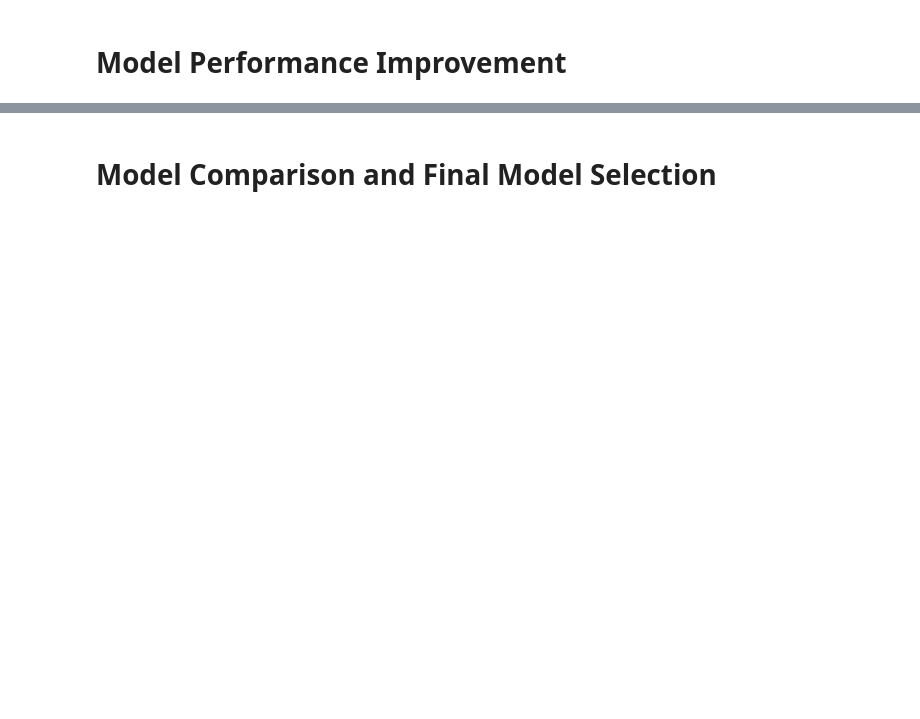
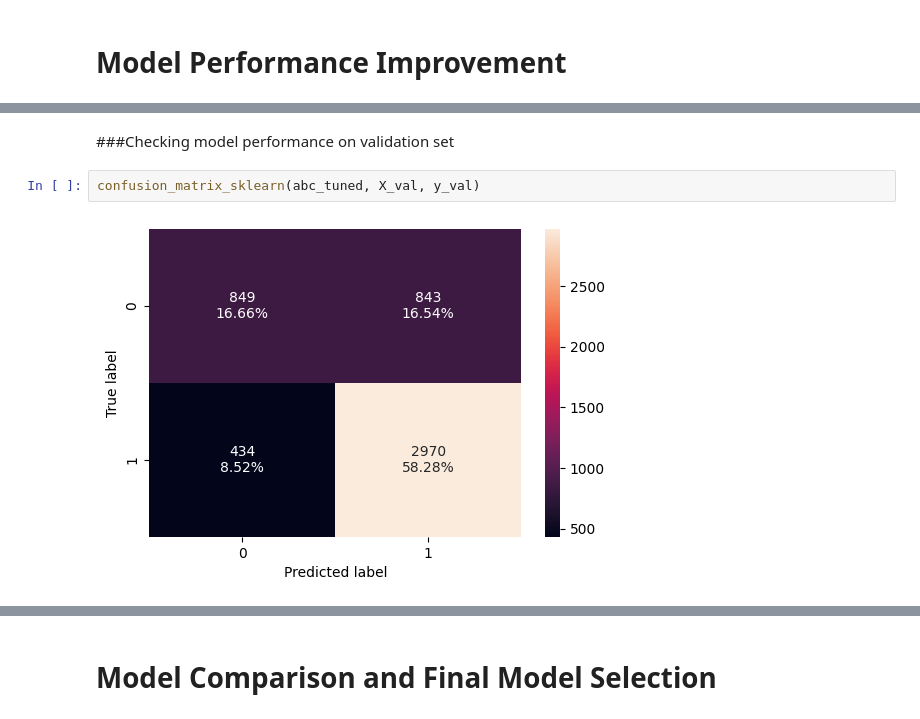
Before and after one commit to uday-d4/UTAI_AdvancedMachineLearningProject, a Jupyter notebook: Project_Full_Code_Notebook_EasyVisa (1).ipynb, the cells around one changed output, grey strips where cells are left out. Saved outputs shown, nothing was run; the diff lists cells and outputs as text; blank space fills up the shorter version.

```diff
--- a/Project_Full_Code_Notebook_EasyVisa (1).ipynb
+++ b/Project_Full_Code_Notebook_EasyVisa (1).ipynb
@@ -882,0 +1170,6 @@ param_grid={'n_estimators':np.arange(50,110,25),
+# %% [markdown]
+###Checking model performance on validation set
+# %%
+confusion_matrix_sklearn(abc_tuned, X_val, y_val)
+# %% [output]
+[figure, added]
```
Also changed, not shown: parts of 47 cells of this notebook.
